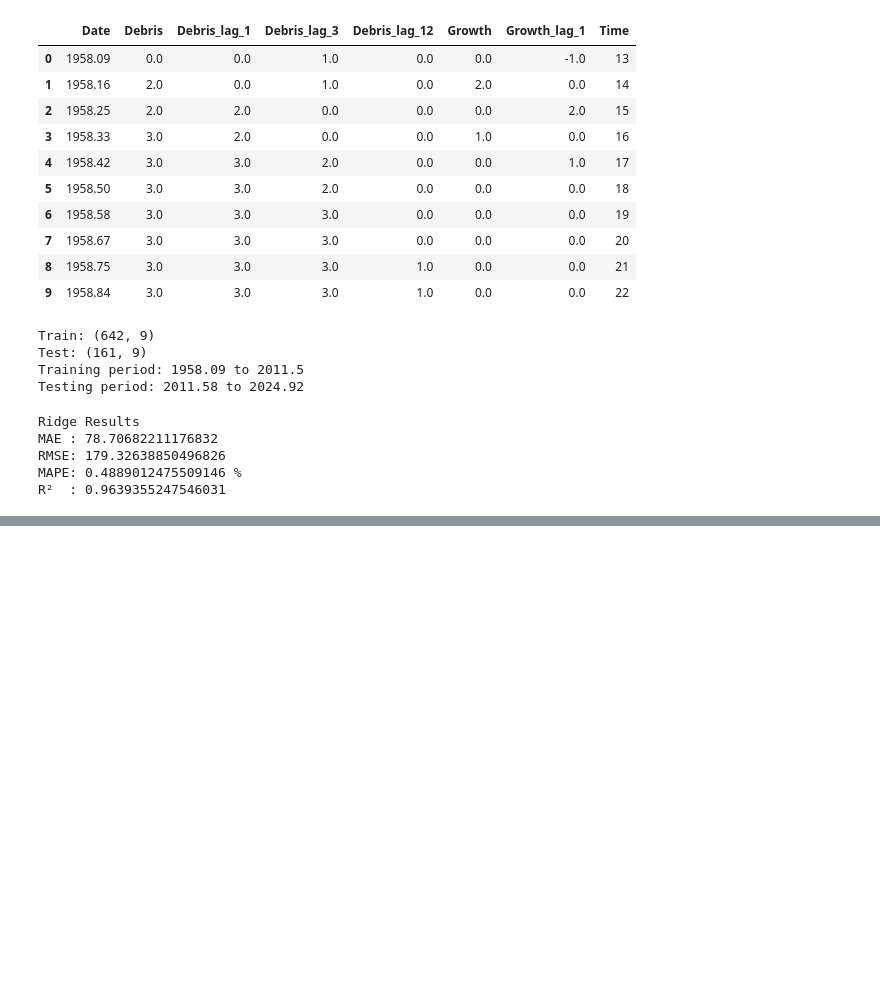
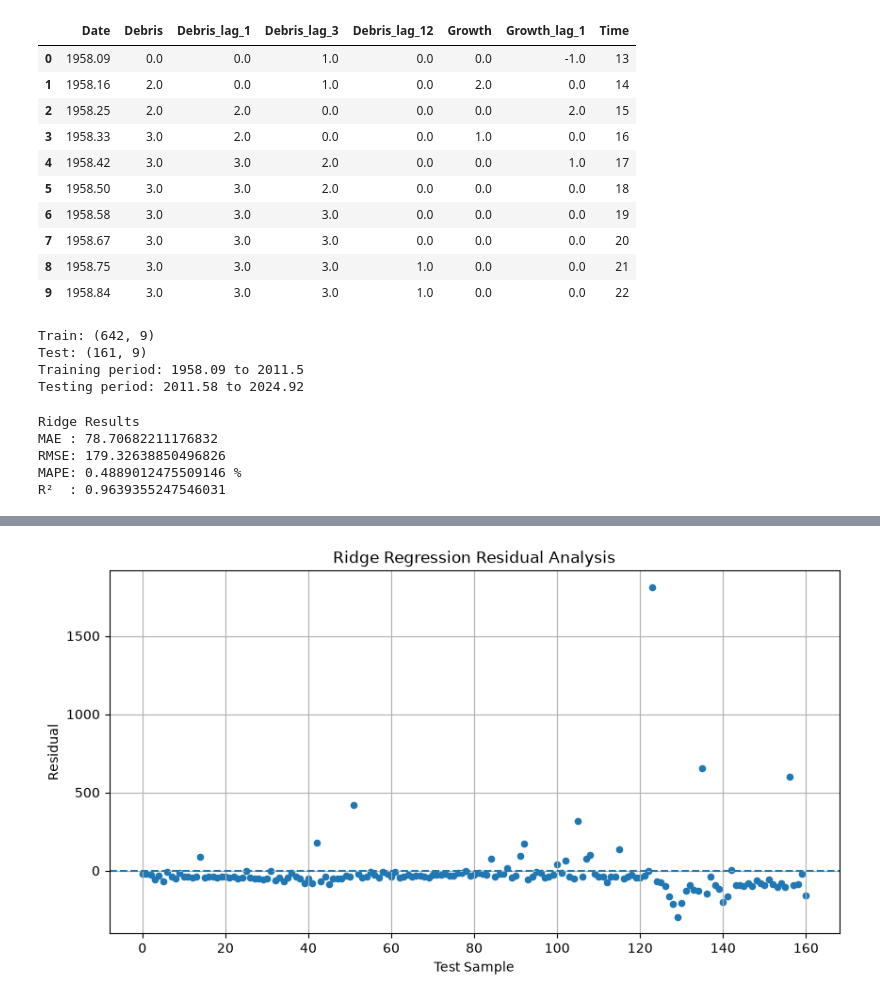
Before and after one commit to 1104impana/orbital-debris-forecast, a Jupyter notebook: backend/ml/train_model.ipynb, the cells around one changed output, grey strips where cells are left out. Drawn from its saved outputs; the diff is of its cells as text; code cells hidden in the pictures; blank space fills up the shorter version.

```diff
--- a/backend/ml/train_model.ipynb
+++ b/backend/ml/train_model.ipynb
@@ -256,0 +271,14 @@ R²  : -0.028960507711676575
+# %%
+residuals = y_test.values - ridge_pred
+
+plt.figure(figsize=(10, 5))
+plt.scatter(range(len(residuals)), residuals, s=20)
+plt.axhline(0, linestyle="--")
+
+plt.xlabel("Test Sample")
+plt.ylabel("Residual")
+plt.title("Ridge Regression Residual Analysis")
+plt.grid(True)
+plt.show()
+# %% [output]
+[figure, added]
```
Also changed, not shown: parts of 27 cells of this notebook, 10 other files.
